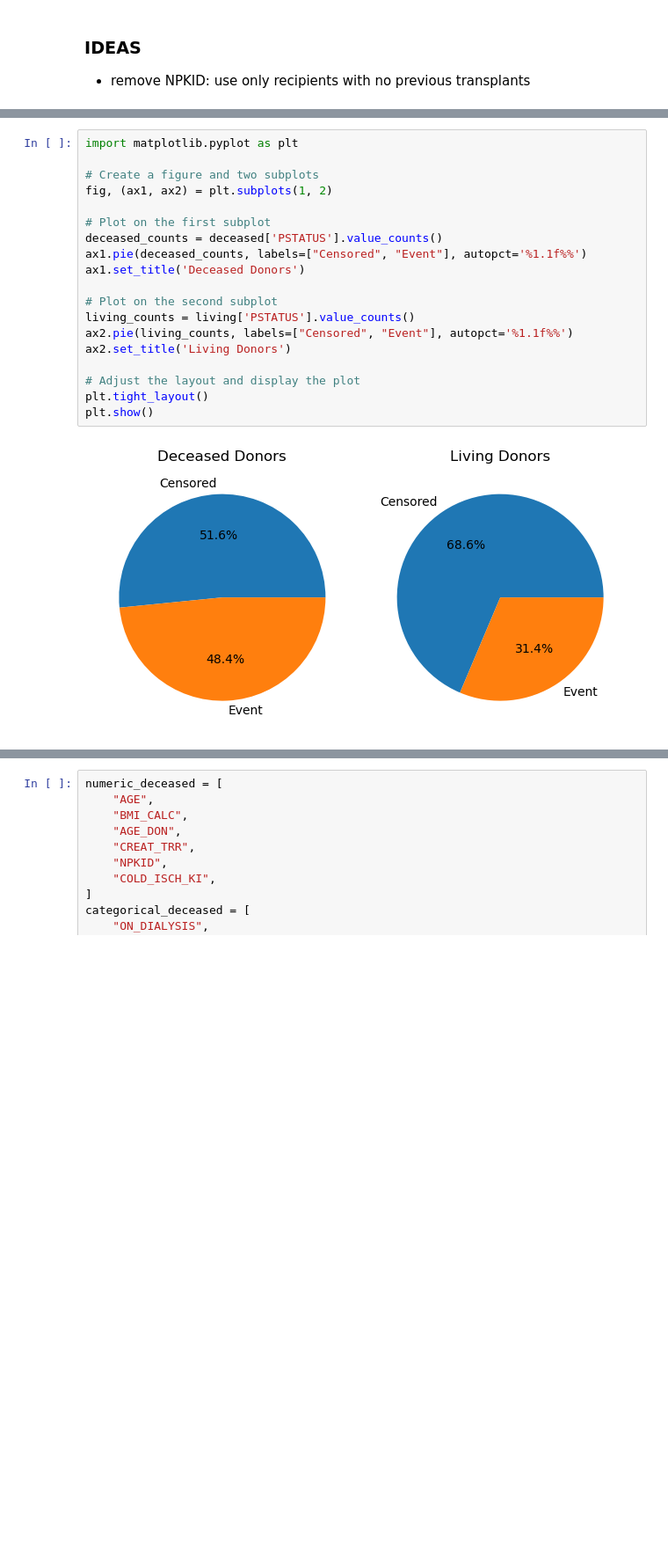
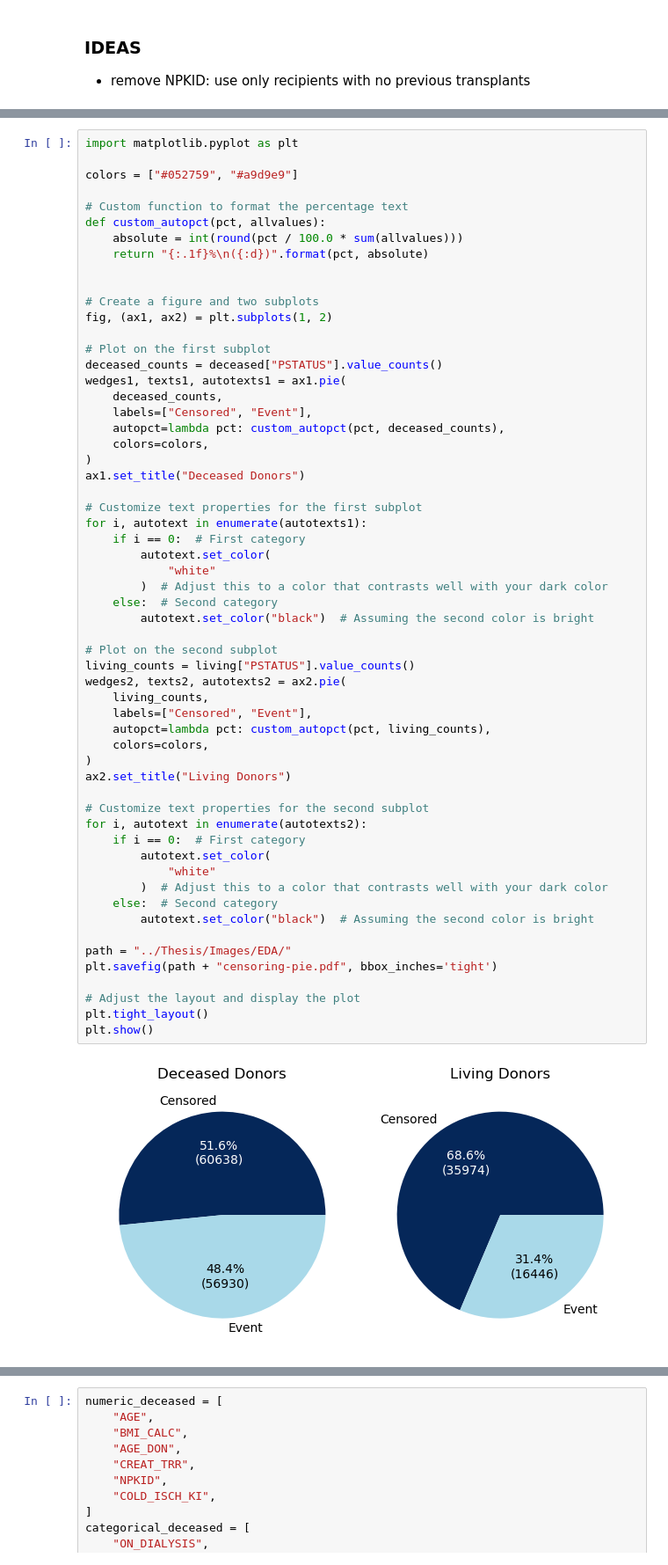
Before and after one commit to krllstdn/BachelorProject, a Jupyter notebook: Code/data_analysis.ipynb, the cells around one changed output, grey strips where cells are left out. Shown: that part at 88% size. Cells and saved outputs as stored; diff of their text form; blank space fills up the shorter version.

Commit message:
Fixing figures WIP

```diff
--- a/Code/data_analysis.ipynb
+++ b/Code/data_analysis.ipynb
@@ -36,21 +34,60 @@ deceased:  (117568, 19)
 # %%
 import matplotlib.pyplot as plt
+
+colors = ["#052759", "#a9d9e9"]
+
+# Custom function to format the percentage text
+def custom_autopct(pct, allvalues):
+    absolute = int(round(pct / 100.0 * sum(allvalues)))
+    return "{:.1f}%\n({:d})".format(pct, absolute)
+
 
 # Create a figure and two subplots
 fig, (ax1, ax2) = plt.subplots(1, 2)
 
 # Plot on the first subplot
-deceased_counts = deceased['PSTATUS'].value_counts()
-ax1.pie(deceased_counts, labels=["Censored", "Event"], autopct='%1.1f%%')
-ax1.set_title('Deceased Donors')
+deceased_counts = deceased["PSTATUS"].value_counts()
+wedges1, texts1, autotexts1 = ax1.pie(
+    deceased_counts,
+    labels=["Censored", "Event"],
+    autopct=lambda pct: custom_autopct(pct, deceased_counts),
+    colors=colors,
+)
+ax1.set_title("Deceased Donors")
+
+# Customize text properties for the first subplot
+for i, autotext in enumerate(autotexts1):
+    if i == 0:  # First category
+        autotext.set_color(
+            "white"
+        )  # Adjust this to a color that contrasts well with your dark color
+    else:  # Second category
+        autotext.set_color("black")  # Assuming the second color is bright
 
 # Plot on the second subplot
-living_counts = living['PSTATUS'].value_counts()
-ax2.pie(living_counts, labels=["Censored", "Event"], autopct='%1.1f%%')
-ax2.set_title('Living Donors')
+living_counts = living["PSTATUS"].value_counts()
+wedges2, texts2, autotexts2 = ax2.pie(
+    living_counts,
+    labels=["Censored", "Event"],
+    autopct=lambda pct: custom_autopct(pct, living_counts),
+    colors=colors,
+)
+ax2.set_title("Living Donors")
+
+# Customize text properties for the second subplot
+for i, autotext in enumerate(autotexts2):
+    if i == 0:  # First category
+        autotext.set_color(
+            "white"
+        )  # Adjust this to a color that contrasts well with your dark color
+    else:  # Second category
+        autotext.set_color("black")  # Assuming the second color is bright
+
+path = "../Thesis/Images/EDA/"
+plt.savefig(path + "censoring-pie.pdf", bbox_inches='tight')
 
 # Adjust the layout and display the plot
 plt.tight_layout()
 plt.show()
 # %% [output]
-[figure, old version]
+[figure, new version]
```
Also changed, not shown: parts of 20 cells of this notebook, 5 other files.
